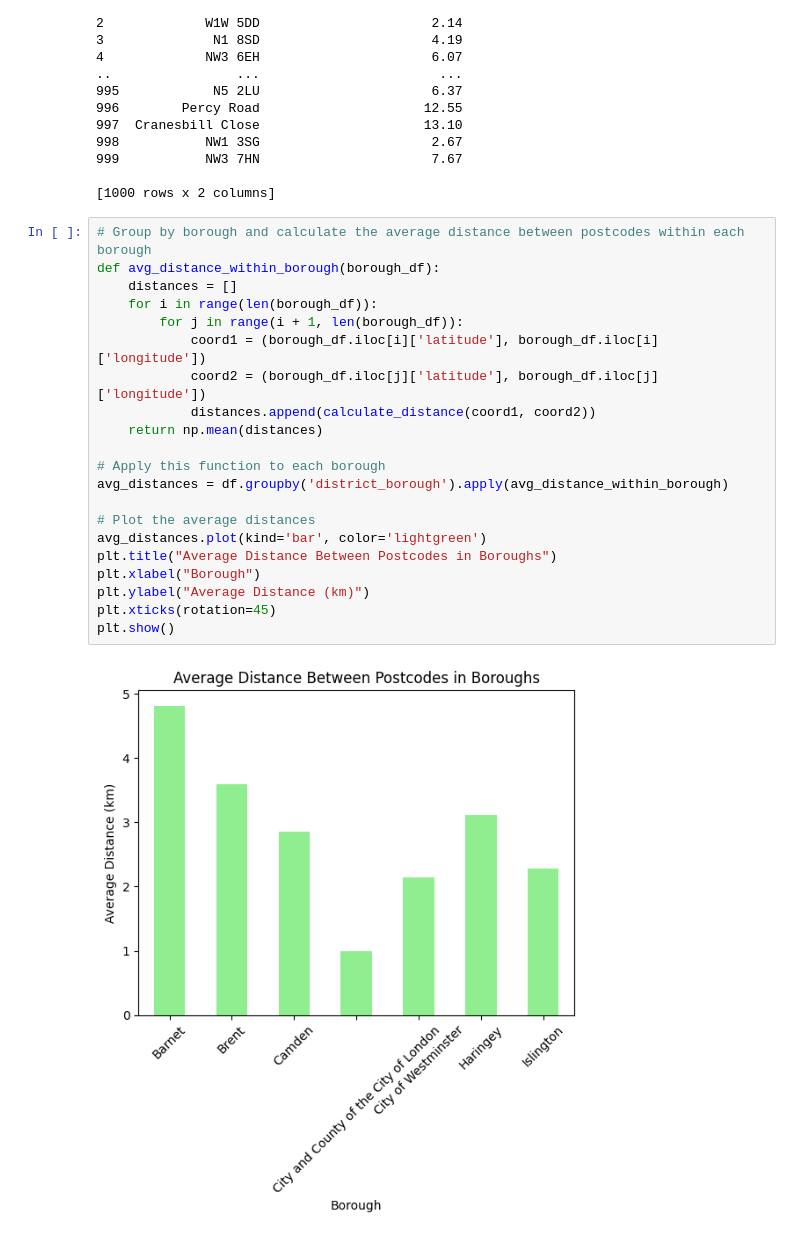
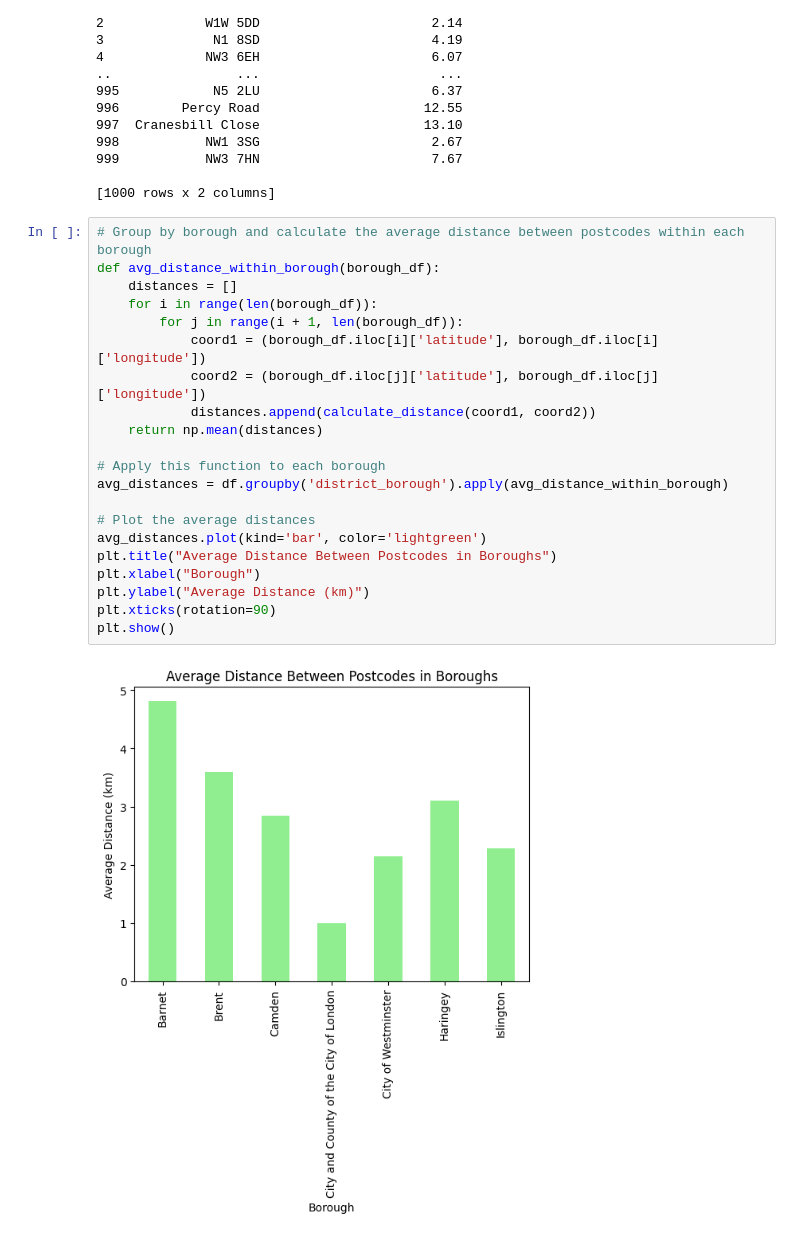
Before and after one commit to AnjanaKanakarajan/camden-data-analysis, a Jupyter notebook: camden_data_analysis/src/script.ipynb, the cells around one changed output. Cells and saved outputs as stored; diff of their text form.

```diff
--- a/camden_data_analysis/src/script.ipynb
+++ b/camden_data_analysis/src/script.ipynb
@@ -97,23 +97,23 @@ print(df[['name_1', 'distance_to_center_in_km']])
 # %%
 # Group by borough and calculate the average distance between postcodes within each borough
 def avg_distance_within_borough(borough_df):
     distances = []
     for i in range(len(borough_df)):
         for j in range(i + 1, len(borough_df)):
             coord1 = (borough_df.iloc[i]['latitude'], borough_df.iloc[i]['longitude'])
             coord2 = (borough_df.iloc[j]['latitude'], borough_df.iloc[j]['longitude'])
             distances.append(calculate_distance(coord1, coord2))
     return np.mean(distances)
 
 # Apply this function to each borough
 avg_distances = df.groupby('district_borough').apply(avg_distance_within_borough)
 
 # Plot the average distances
 avg_distances.plot(kind='bar', color='lightgreen')
 plt.title("Average Distance Between Postcodes in Boroughs")
 plt.xlabel("Borough")
 plt.ylabel("Average Distance (km)")
-plt.xticks(rotation=45)
+plt.xticks(rotation=90)
 plt.show()
 # %% [output]
-[figure, old version]
+[figure, new version]
```
